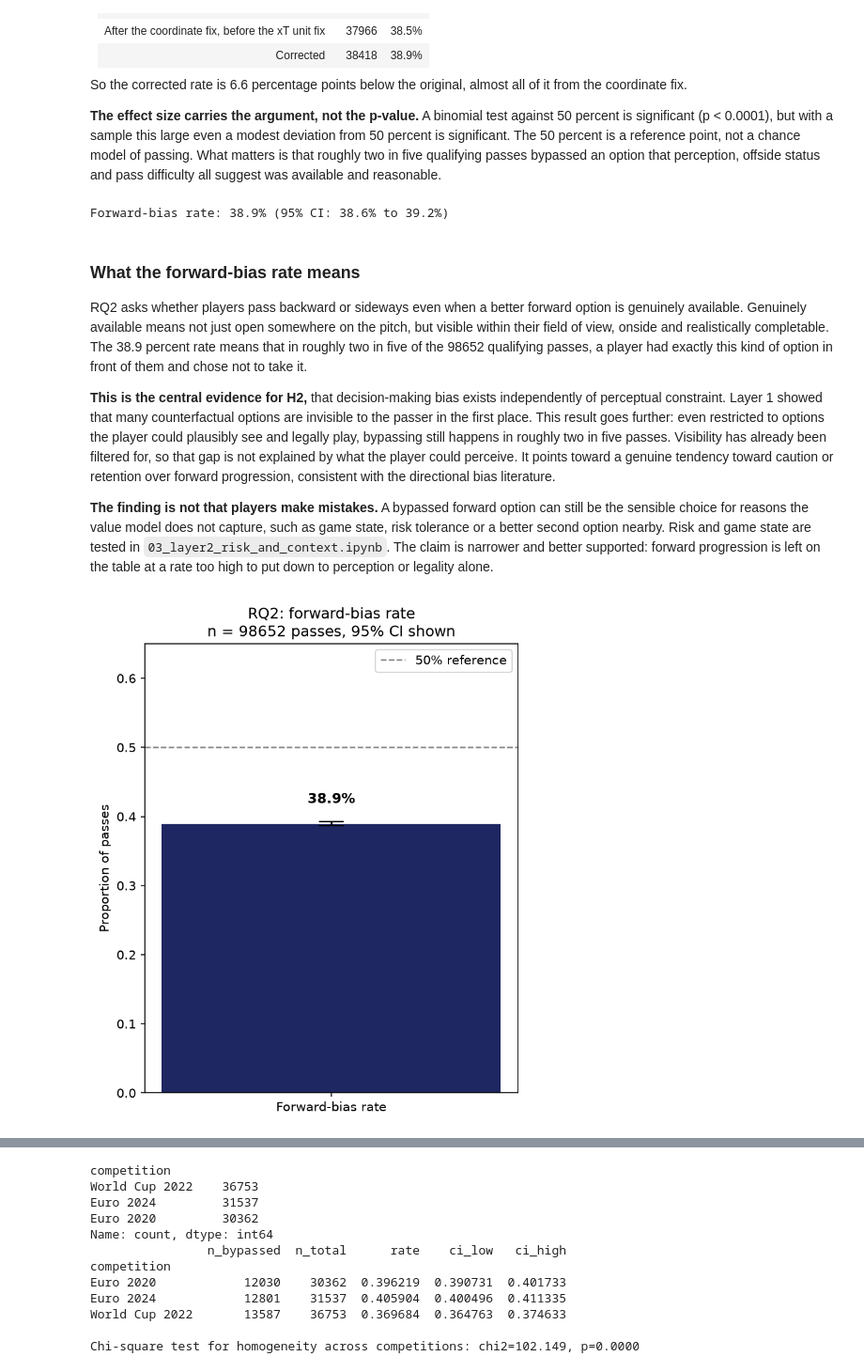
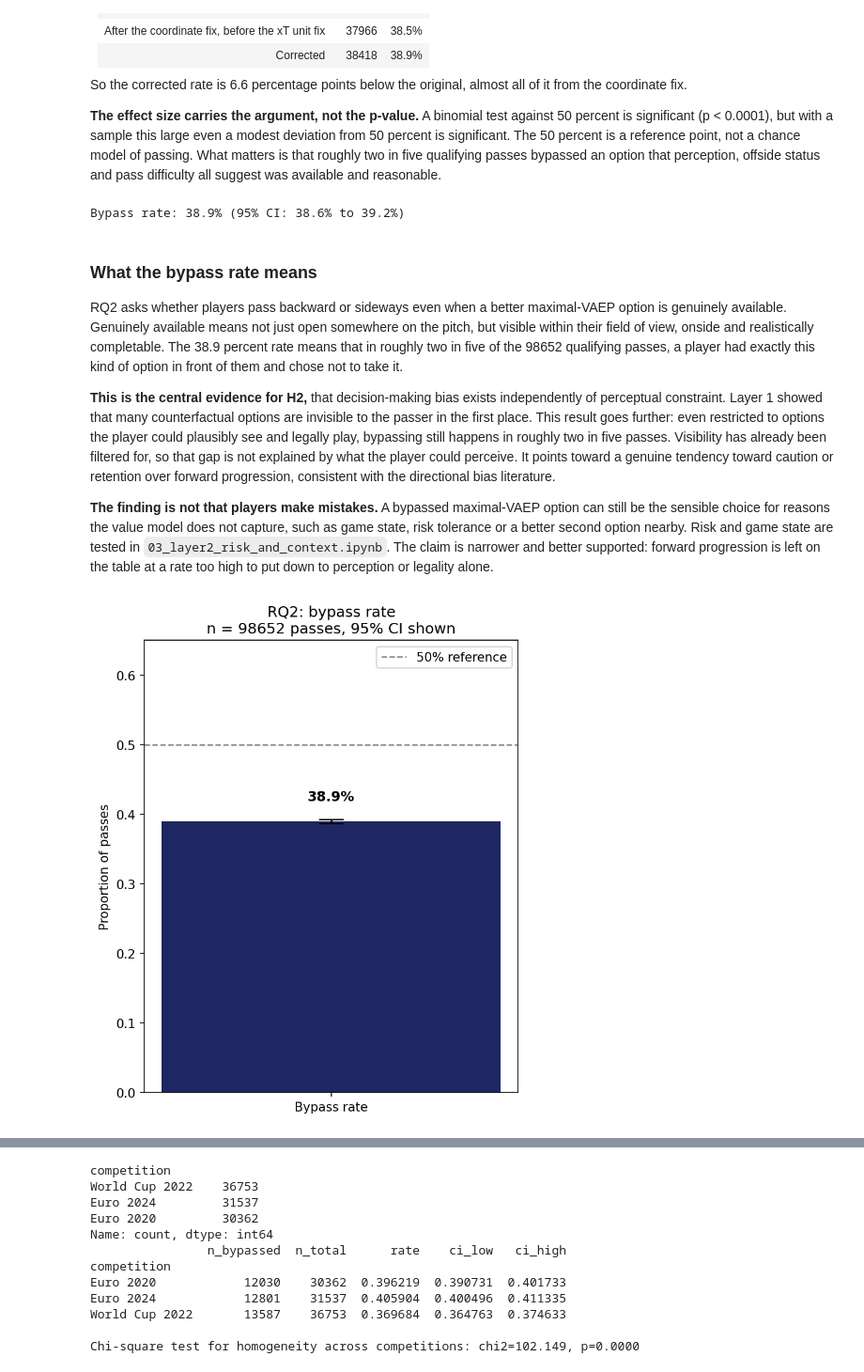
Before and after one commit to Raeesa12/perception-aware-passing-in-football, a Jupyter notebook: notebooks/02_layer2_bias_analysis.ipynb, the cells around one changed output, grey strips where cells are left out. Shown at 94% size. Saved outputs shown, nothing was run; the diff lists cells and outputs as text; code cells hidden in the pictures.

```diff
--- a/notebooks/02_layer2_bias_analysis.ipynb
+++ b/notebooks/02_layer2_bias_analysis.ipynb
@@ -962,22 +962,22 @@ candidates_full['xt_target_old'] = get_xt_value_old(cx, cy, atx)
 candidates_full['xt_origin'] = get_xt_value(px, py)
 candidates_full['xt_target'] = get_xt_value(cx, cy)
 
-candidates_full['forward_progressive'] = (
+candidates_full['maximal_vaep'] = (
     (candidates_full['xt_target'] > candidates_full['xt_origin']) &
     (candidates_full['candidate_value'] > candidates_full['real_value'])
 )
 
 XP_THRESHOLD = 0.05  # unrealistically difficult passes excluded below this, tune if needed
 
-candidates_full['legitimate_forward_progressive'] = (
+candidates_full['legitimate_maximal_vaep'] = (
     candidates_full['visible']
     & candidates_full['offside'].eq(False)    # onside; rows with no offside result count as not onside, as before
     & (candidates_full['xp_value'] >= XP_THRESHOLD)
-    & candidates_full['forward_progressive']
+    & candidates_full['maximal_vaep']
 )
 
-print(candidates_full['forward_progressive'].value_counts())
-print(candidates_full['legitimate_forward_progressive'].value_counts())
+print(candidates_full['maximal_vaep'].value_counts())
+print(candidates_full['legitimate_maximal_vaep'].value_counts())
 
 # what the unit fix changed
 fp_old = ((candidates_full['xt_target_old'] > candidates_full['xt_origin_old'])
@@ -987,10 +987,10 @@ legit_old = (candidates_full['visible'] & candidates_full['offside'].eq(False)
 print(f"\nrows where the old version flipped the pitch (attacking_toward_x < 60): {(atx < 60).sum()}")
 print(f"candidates whose 'moves to higher xT' result changed: "
       f"{((candidates_full['xt_target_old'] > candidates_full['xt_origin_old']) != (candidates_full['xt_target'] > candidates_full['xt_origin'])).mean():.2%}")
-print(f"maximal-VAEP candidates: {fp_old.sum()} before, {candidates_full['forward_progressive'].sum()} after")
-print(f"legitimate candidates: {legit_old.sum()} before, {candidates_full['legitimate_forward_progressive'].sum()} after")
+print(f"maximal-VAEP candidates: {fp_old.sum()} before, {candidates_full['maximal_vaep'].sum()} after")
+print(f"legitimate candidates: {legit_old.sum()} before, {candidates_full['legitimate_maximal_vaep'].sum()} after")
 keys = ['match_id', 'original_event_id']
 rate_old = legit_old.groupby([candidates_full[k] for k in keys]).any().mean()
-rate_new = candidates_full.groupby(keys)['legitimate_forward_progressive'].any().mean()
-print(f"forward-bias rate: {rate_old:.1%} before, {rate_new:.1%} after")
+rate_new = candidates_full.groupby(keys)['legitimate_maximal_vaep'].any().mean()
+print(f"bypass rate: {rate_old:.1%} before, {rate_new:.1%} after")
 # %% [output]
@@ -1045,21 +1045,21 @@ As in the proposal (Section 4.5.2): for every pass, was at least one legitimate
 from scipy.stats import binomtest
 
 pass_level = candidates_full.groupby(['match_id', 'original_event_id']).agg(
-    had_legit_forward_option=('legitimate_forward_progressive', 'any')
+    had_legit_option=('legitimate_maximal_vaep', 'any')
 ).reset_index()
 
 n_total = len(pass_level)
-n_bypassed = pass_level['had_legit_forward_option'].sum()
-forward_bias_rate = n_bypassed / n_total
+n_bypassed = pass_level['had_legit_option'].sum()
+bypass_rate = n_bypassed / n_total
 
 print(f"Total passes: {n_total}")
 print(f"Passes with a legitimate maximal-VAEP option that was bypassed: {n_bypassed}")
-print(f"Forward-bias rate: {forward_bias_rate:.1%}")
+print(f"Bypass rate: {bypass_rate:.1%}")
 
 result = binomtest(n_bypassed, n_total, p=0.5)
 print(f"Binomial test vs random selection: p={result.pvalue:.4f}")
 
-pass_level.to_pickle('../data/results/rq2_forward_bias_rate.pkl')
+pass_level.to_pickle('../data/results/rq2_bypass_rate.pkl')
 # %% [output]
 Total passes: 98652
 Passes with a legitimate maximal-VAEP option that was bypassed: 38418
@@ -1092,35 +1092,35 @@ def wilson_ci(n_success, n_total, alpha=0.05):
     return (centre - adj) / denom, (centre + adj) / denom
 
 ci_low, ci_high = wilson_ci(n_bypassed, n_total)
-print(f"Forward-bias rate: {forward_bias_rate:.1%} (95% CI: {ci_low:.1%} to {ci_high:.1%})")
+print(f"Bypass rate: {bypass_rate:.1%} (95% CI: {ci_low:.1%} to {ci_high:.1%})")
 # %% [output]
-Forward-bias rate: 38.9% (95% CI: 38.6% to 39.2%)
+Bypass rate: 38.9% (95% CI: 38.6% to 39.2%)
 # %% [markdown]
-### What the forward-bias rate means
+### What the bypass rate means
 
-RQ2 asks whether players pass backward or sideways even when a better forward option is genuinely available. Genuinely available means not just open somewhere on the pitch, but visible within their field of view, onside and realistically completable. The 38.9 percent rate means that in roughly two in five of the 98652 qualifying passes, a player had exactly this kind of option in front of them and chose not to take it.
+RQ2 asks whether players pass backward or sideways even when a better maximal-VAEP option is genuinely available. Genuinely available means not just open somewhere on the pitch, but visible within their field of view, onside and realistically completable. The 38.9 percent rate means that in roughly two in five of the 98652 qualifying passes, a player had exactly this kind of option in front of them and chose not to take it.
 
 **This is the central evidence for H2,** that decision-making bias exists independently of perceptual constraint. Layer 1 showed that many counterfactual options are invisible to the passer in the first place. This result goes further: even restricted to options the player could plausibly see and legally play, bypassing still happens in roughly two in five passes. Visibility has already been filtered for, so that gap is not explained by what the player could perceive. It points toward a genuine tendency toward caution or retention over forward progression, consistent with the directional bias literature.
 
-**The finding is not that players make mistakes.** A bypassed forward option can still be the sensible choice for reasons the value model does not capture, such as game state, risk tolerance or a better second option nearby. Risk and game state are tested in `03_layer2_risk_and_context.ipynb`. The claim is narrower and better supported: forward progression is left on the table at a rate too high to put down to perception or legality alone.
+**The finding is not that players make mistakes.** A bypassed maximal-VAEP option can still be the sensible choice for reasons the value model does not capture, such as game state, risk tolerance or a better second option nearby. Risk and game state are tested in `03_layer2_risk_and_context.ipynb`. The claim is narrower and better supported: forward progression is left on the table at a rate too high to put down to perception or legality alone.
 # %%
 fig, ax = plt.subplots(figsize=(5, 6), dpi=150)
 
-ax.bar(['Forward-bias rate'], [forward_bias_rate], color='#1E2761', width=0.45,
-       yerr=[[forward_bias_rate - ci_low], [ci_high - forward_bias_rate]],
+ax.bar(['Bypass rate'], [bypass_rate], color='#1E2761', width=0.45,
+       yerr=[[bypass_rate - ci_low], [ci_high - bypass_rate]],
        capsize=10, ecolor='black', error_kw={'elinewidth': 1.5})
 ax.axhline(0.5, linestyle='--', color='grey', linewidth=1.2, label='50% reference')
 
 ax.set_ylim(0, 0.65)
 ax.set_ylabel('Proportion of passes')
-ax.set_title(f'RQ2: forward-bias rate\nn = {n_total} passes, 95% CI shown')
+ax.set_title(f'RQ2: bypass rate\nn = {n_total} passes, 95% CI shown')
 ax.legend(loc='upper right')
-for i, v in enumerate([forward_bias_rate]):
+for i, v in enumerate([bypass_rate]):
     ax.text(i, v + 0.03, f"{v:.1%}", ha='center', fontsize=11, fontweight='bold')
 
 fig.tight_layout()
 # not saved: the Figures section saves the final version of this chart
 plt.show()
 # %% [output]
-[figure, old version]
+[figure, new version]
 # %% [markdown]
```
Also changed, not shown: parts of 26 cells of this notebook, 7 other files.
